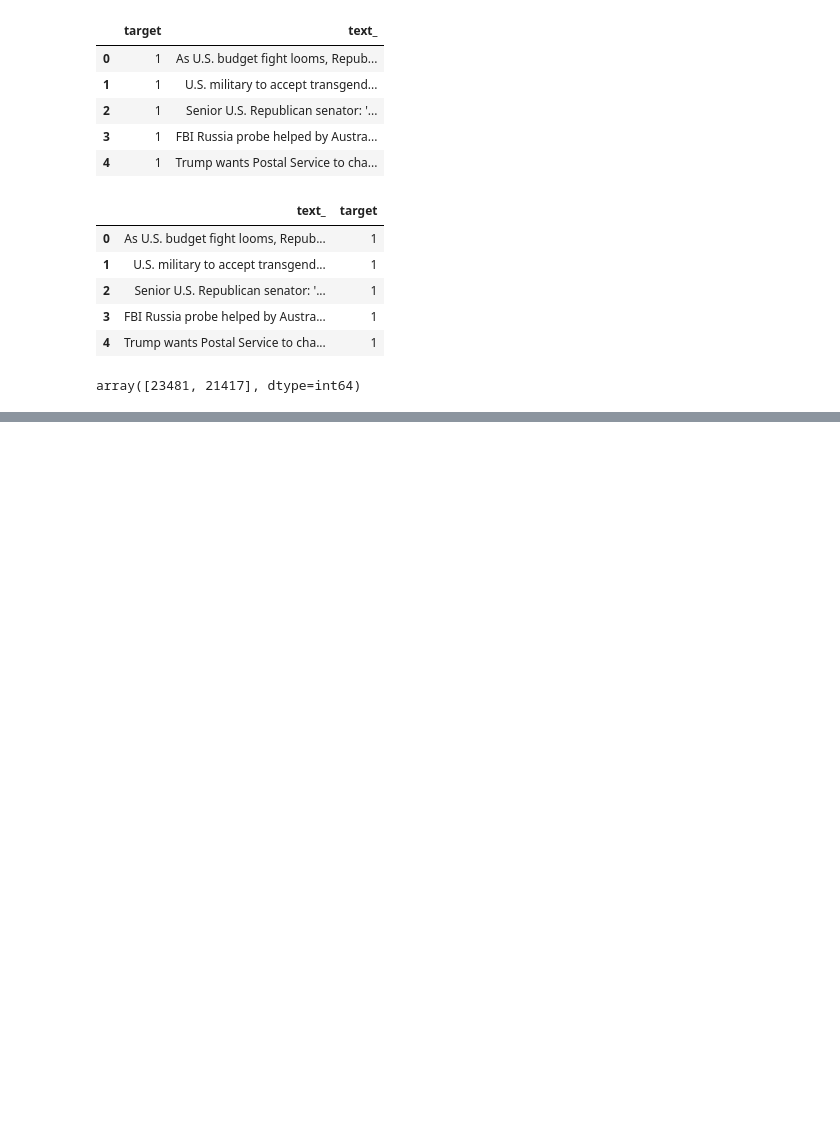
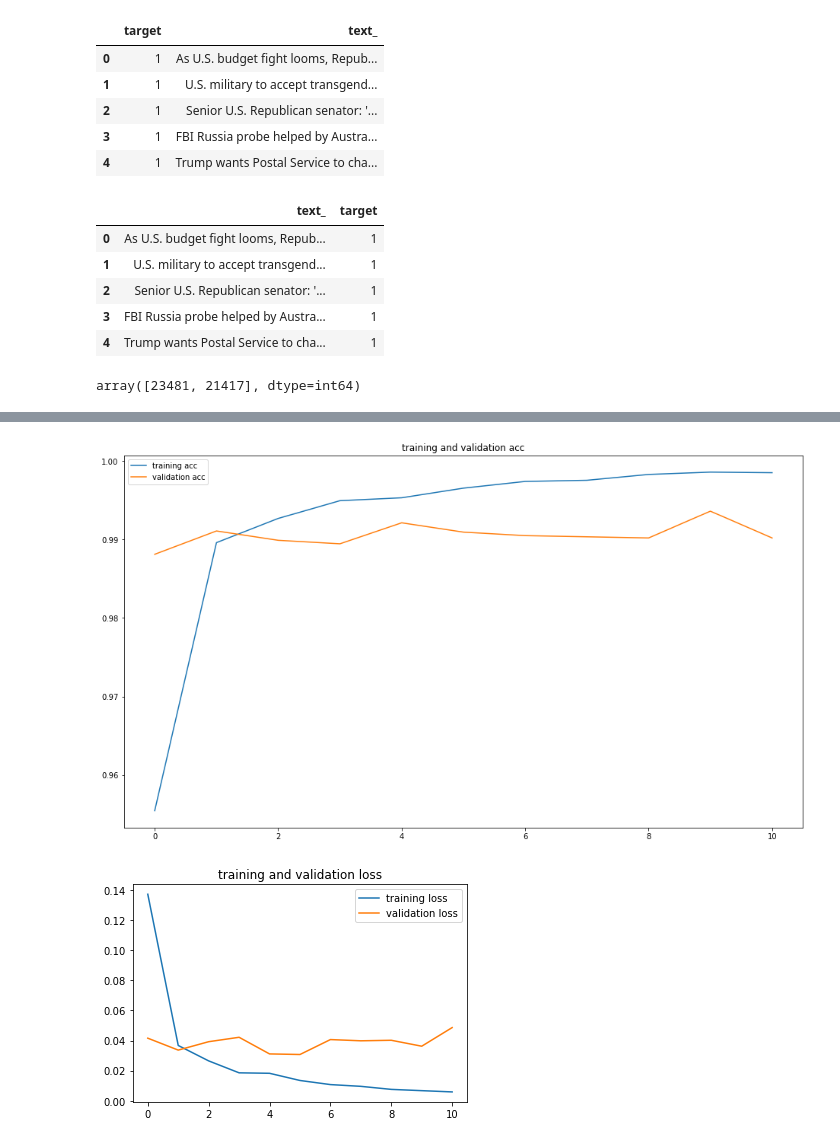
Before and after one commit to crossbat/machine-learning, a Jupyter notebook: tensorflow/nlp/Fake_news.ipynb, the cells around one changed output, grey strips where cells are left out. Drawn from its saved outputs; the diff is of its cells as text; code cells hidden in the pictures; blank space fills up the shorter version.

```diff
--- a/tensorflow/nlp/Fake_news.ipynb
+++ b/tensorflow/nlp/Fake_news.ipynb
@@ -130,6 +130,6 @@ model = Sequential([
 model.compile(loss = 'binary_crossentropy', optimizer = 'rmsprop', metrics= ['acc'])
 es = EarlyStopping(monitor= 'val_loss', patience= 5)
 # %%
-model.fit(x_train_chunk, y_train, epochs = 200, batch_size = 64, validation_split= 0.2, callbacks= [es])
+history = model.fit(x_train_chunk, y_train, epochs = 200, batch_size = 64, validation_split= 0.2, callbacks= [es])
 # %% [output]
 Epoch 1/200
@@ -152,0 +152,21 @@ Epoch 11/200
+# %%
+hist = history.history
+
+epochs = range(len(hist['acc']))
+
+plt.figure(figsize = (16, 9))
+plt.plot(epochs, hist['acc'], label = 'training acc')
+plt.plot(epochs, hist['val_acc'], label = 'validation acc')
+plt.title('training and validation acc')
+plt.legend()
+
+plt.figure()
+plt.plot(epochs, hist['loss'], label = 'training loss')
+plt.plot(epochs, hist['val_loss'], label = 'validation loss')
+plt.title('training and validation loss')
+plt.legend()
+
+plt.show()
+# %% [output]
+[figure, added]
+[figure, added]
```
Also changed, not shown: parts of 12 cells of this notebook.
